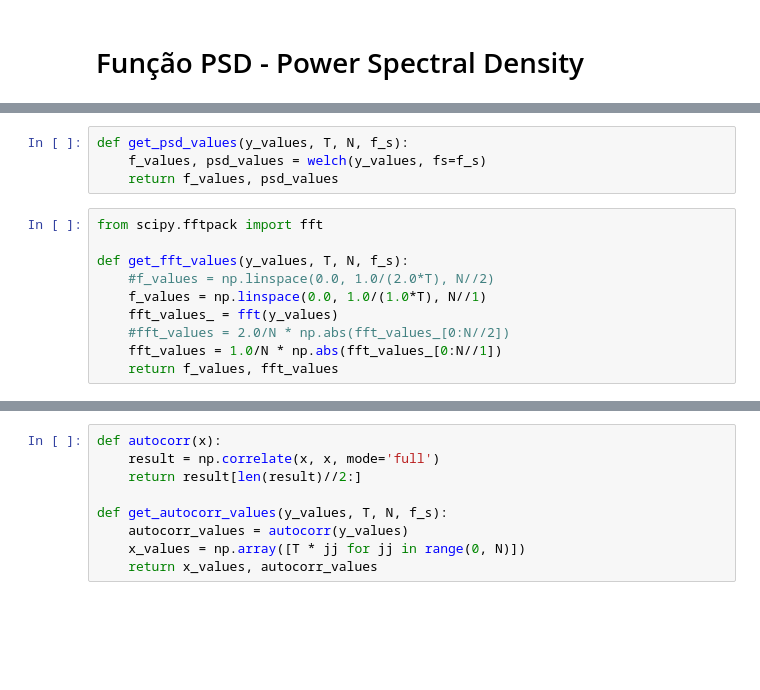
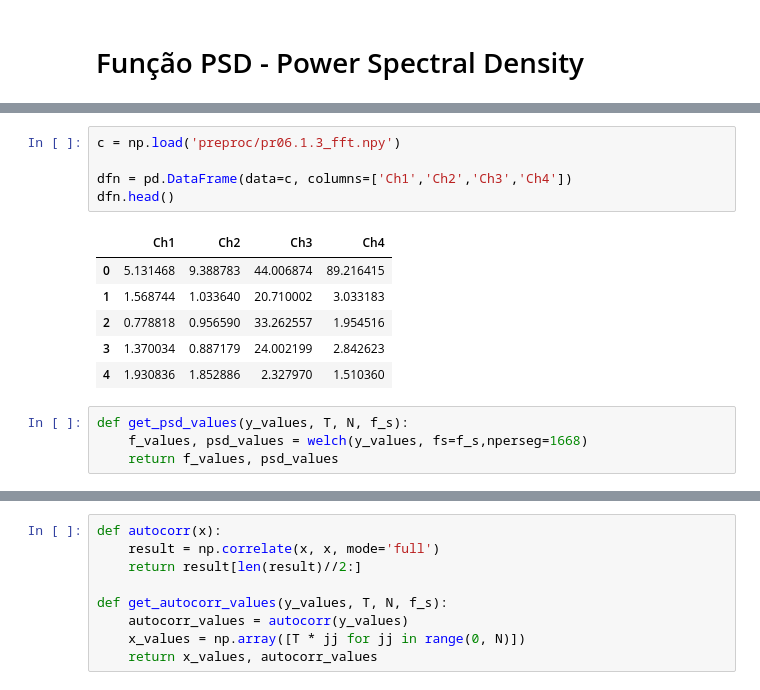
Before and after one commit to Collumbus/PKS_ML, a Jupyter notebook: processing.ipynb, the cells around one changed output, grey strips where cells are left out. Saved outputs shown, nothing was run; the diff lists cells and outputs as text; blank space fills up the shorter version.

```diff
--- a/processing.ipynb
+++ b/processing.ipynb
@@ -197,14 +219,16 @@ def Rms(file_):
+# %%
+c = np.load('preproc/pr06.1.3_fft.npy')
+
+dfn = pd.DataFrame(data=c, columns=['Ch1','Ch2','Ch3','Ch4'])
+dfn.head()
+# %% [output]
+|  | Ch1 | Ch2 | Ch3 | Ch4 |
+| 0 | 5.131468 | 9.388783 | 44.006874 | 89.216415 |
+| 1 | 1.568744 | 1.033640 | 20.710002 | 3.033183 |
+| 2 | 0.778818 | 0.956590 | 33.262557 | 1.954516 |
+| 3 | 1.370034 | 0.887179 | 24.002199 | 2.842623 |
+| 4 | 1.930836 | 1.852886 | 2.327970 | 1.510360 |
 # %%
 def get_psd_values(y_values, T, N, f_s):
-    f_values, psd_values = welch(y_values, fs=f_s)
+    f_values, psd_values = welch(y_values, fs=f_s,nperseg=1668)
     return f_values, psd_values
-# %%
-from scipy.fftpack import fft
-
-def get_fft_values(y_values, T, N, f_s):
-    #f_values = np.linspace(0.0, 1.0/(2.0*T), N//2)
-    f_values = np.linspace(0.0, 1.0/(1.0*T), N//1)
-    fft_values_ = fft(y_values)
-    #fft_values = 2.0/N * np.abs(fft_values_[0:N//2])
-    fft_values = 1.0/N * np.abs(fft_values_[0:N//1])
-    return f_values, fft_values
```
Also changed, not shown: parts of 14 cells of this notebook, 4 other files.
